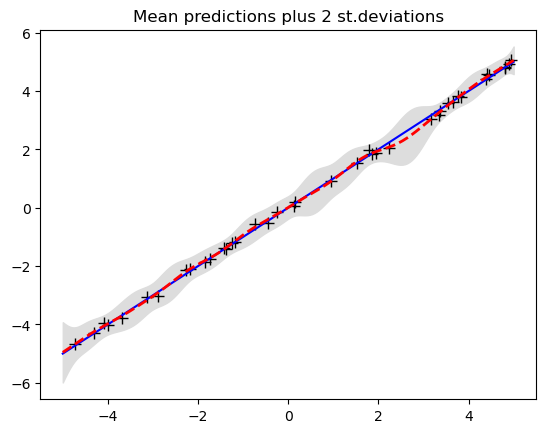
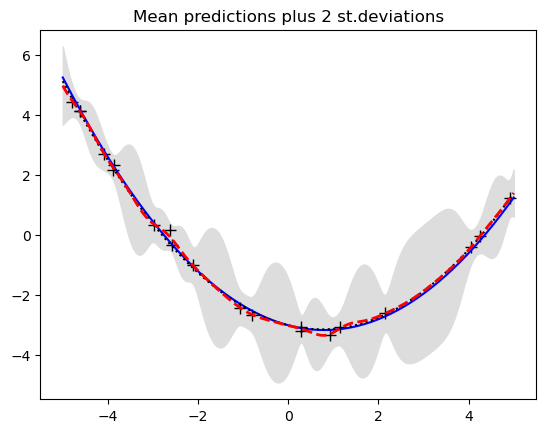
Unified diff of the notebook cell whose output changed from the first chart to the second:
--- before
+++ after
@@ -1,7 +1,7 @@
 # Sample some input points and noisy versions of the function evaluated at
 # these points. 
-N = 40       # number of existing observation points (training points).
+N = 20       # number of existing observation points (training points).
 n = 200        # number of test points.
-s = 0.1    # noise variance.
+s = 0.1   # noise variance.
 
 X = np.random.uniform(-5, 5, size=(N,1))     # N training points 
@@ -27,4 +27,7 @@
 H = X
 H_star = Xtest
+
+H      = np.column_stack([np.ones(N), X, X**2])
+H_star = np.column_stack([np.ones(n), Xtest, Xtest**2])
 def Kinv_dot(v):
     # Solve L w = v, then L.T u = w; u = K_y^{-1} v
@@ -43,5 +46,4 @@
 print(beta_hat)
 
-
 R = H_star.T - H.T @ Kinv_dot(kernel(X, Xtest))
 mu = mu + R.T @ beta_hat
@@ -52,4 +54,6 @@
 s = np.sqrt(s2)
 
+print(np.linalg.lstsq(H, y))
+
 # PLOTS:
 plt.figure(1)
@@ -57,4 +61,5 @@
 plt.plot(X, y, 'k+', ms=8)
 plt.plot(Xtest, f(Xtest), 'b-')
+plt.plot(Xtest, H_star @ beta_hat, 'k:')
 plt.gca().fill_between(Xtest.flat, mu-2*s, mu+2*s, color="#dddddd")
 plt.plot(Xtest, mu, 'r--', lw=2)

Commit: Finishing up GPRs with parameters